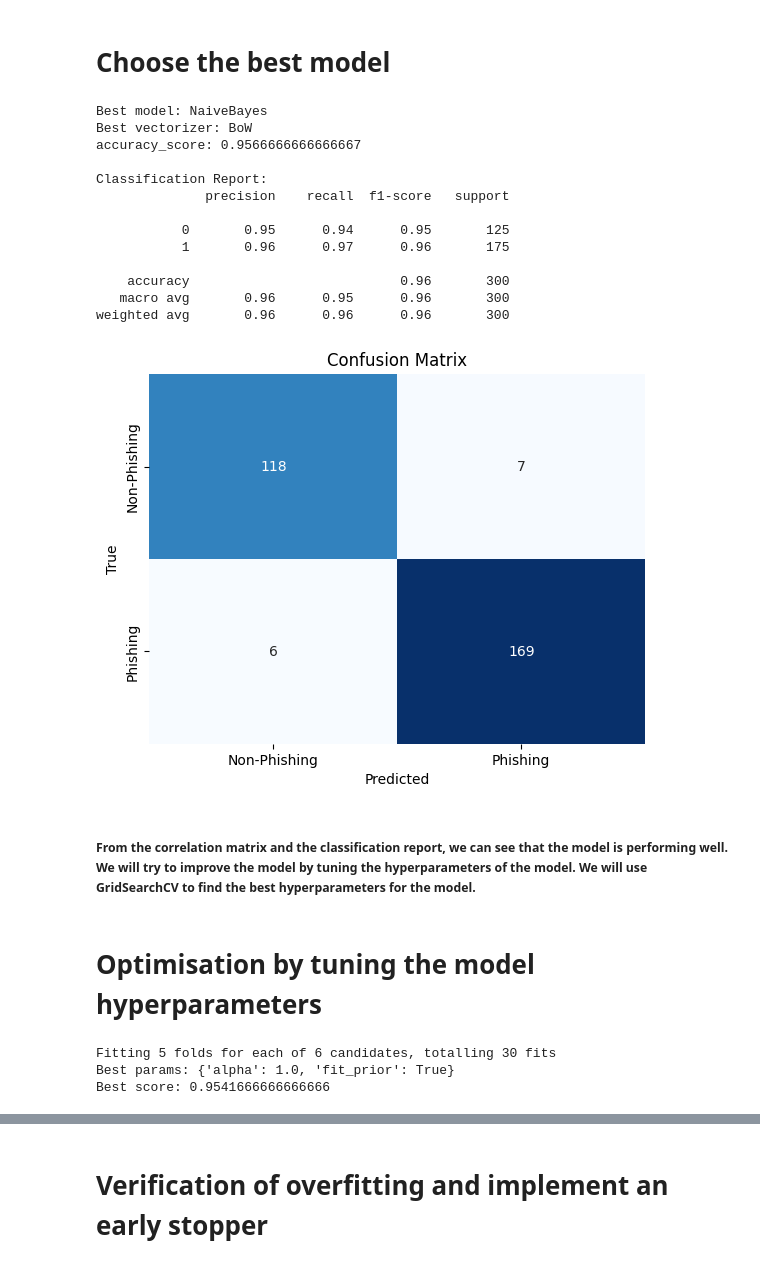
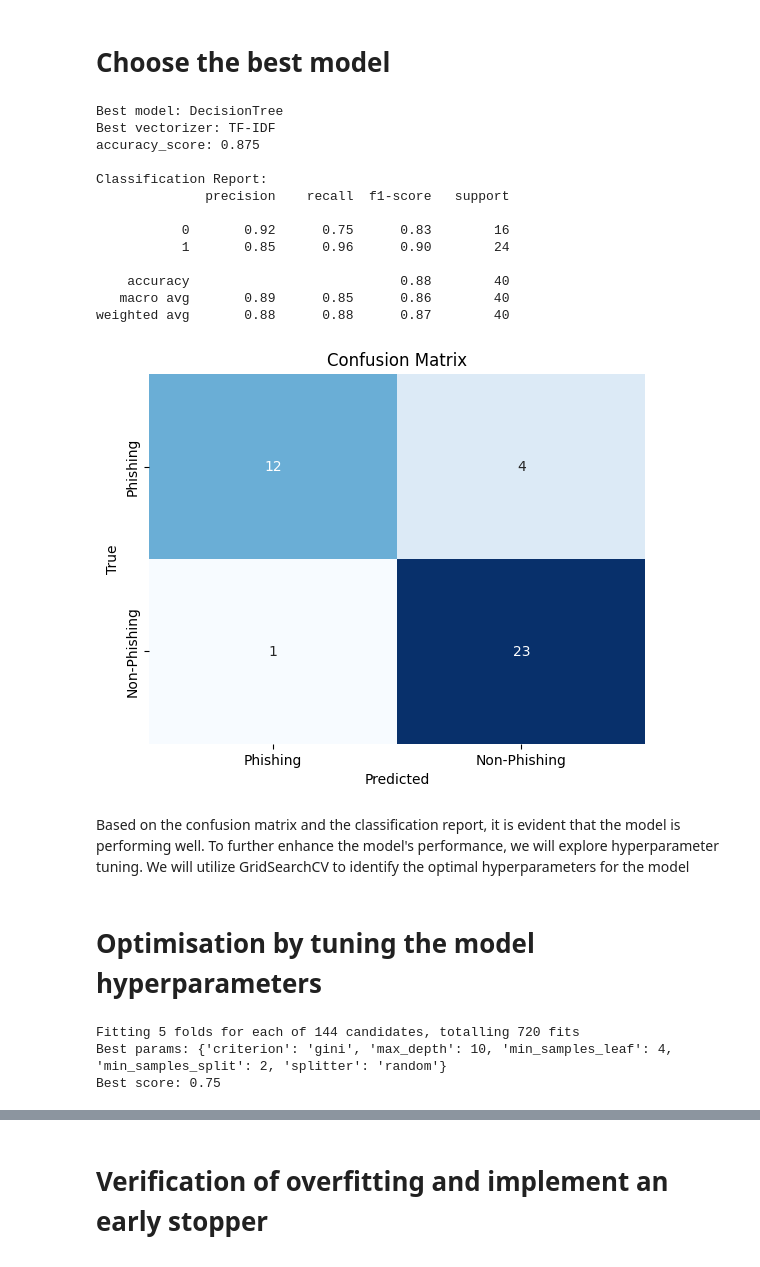
Before and after one commit to maxpline83/NLP_Phishing_Classification, a Jupyter notebook: 2_basic_model.ipynb, the cells around one changed output, grey strips where cells are left out. Saved outputs shown, nothing was run; the diff lists cells and outputs as text; code cells hidden in the pictures.

```diff
--- a/2_basic_model.ipynb
+++ b/2_basic_model.ipynb
@@ -22,7 +22,7 @@ data.drop("Unnamed: 0", axis=1, inplace=True)
 # %% [markdown]
 # Preprocess text
 # %%
-sample_size = 1500
+sample_size = 200
 label_encoder = LabelEncoder()
 
 X = data['Email Text'].iloc[:sample_size].apply(preprocess_text)
@@ -77,51 +77,54 @@ for model_name, model_data in models.items():
             ('Vectorize', vectorizer),
             ('Model', model)
         ])
 
         pipeline.fit(X_train, y_train)
 
         if pipeline.score(X_test, y_test) > best_score:
             best_score = pipeline.score(X_test, y_test)
             best_model = model_name
             best_vectorizer = vectorizer_name
             best_pipeline = pipeline
 
 print(f'Best model: {best_model}')
 print(f'Best vectorizer: {best_vectorizer}')
 
 best_pipeline.fit(X_train, y_train)
 
 print(f'accuracy_score: {accuracy_score(y_test, best_pipeline.predict(X_test))}\n')
 print(f'Classification Report:\n{classification_report(y_test, best_pipeline.predict(X_test))}')
-sns.heatmap(confusion_matrix(y_test, best_pipeline.predict(X_test)), annot=True, fmt="d", cmap="Blues", cbar=False, xticklabels=["Non-Phishing", "Phishing"], yticklabels=["Non-Phishing", "Phishing"])
+sns.heatmap(confusion_matrix(y_test, best_pipeline.predict(X_test)), annot=True, fmt="d", cmap="Blues", cbar=False, xticklabels=["Phishing","Non-Phishing"], yticklabels=["Phishing","Non-Phishing"])
 
 plt.xlabel('Predicted')
 plt.ylabel('True')
 plt.title('Confusion Matrix')
 plt.show()
 # %% [output]
-Best model: NaiveBayes
-Best vectorizer: BoW
-accuracy_score: 0.9566666666666667
+Best model: DecisionTree
+Best vectorizer: TF-IDF
+accuracy_score: 0.875
 
 Classification Report:
               precision    recall  f1-score   support
 
-           0       0.95      0.94      0.95       125
-           1       0.96      0.97      0.96       175
+           0       0.92      0.75      0.83        16
+           1       0.85      0.96      0.90        24
 
-    accuracy                           0.96       300
-   macro avg       0.96      0.95      0.96       300
-weighted avg       0.96      0.96      0.96       300
+    accuracy                           0.88        40
+   macro avg       0.89      0.85      0.86        40
+weighted avg       0.88      0.88      0.87        40
-[figure, old version]
+[figure, new version]
 # %% [markdown]
-##### From the correlation matrix and the classification report, we can see that the model is performing well. We will try to improve the model by tuning the hyperparameters of the model. We will use GridSearchCV to find the best hyperparameters for the model.
+Based on the confusion matrix and the classification report, it is evident that the model is performing well. To further enhance the model's performance, we will explore hyperparameter tuning. We will utilize GridSearchCV to identify the optimal hyperparameters for the model
 # %% [markdown]
 # Optimisation by tuning the model hyperparameters
 # %%
 param_grid = {
-    'alpha': [0.1, 0.5, 1.0],
-    'fit_prior': [True, False],
+    'criterion': ['gini', 'entropy'],
+    'splitter': ['best', 'random'],
+    'max_depth': [None, 10, 20, 30],
+    'min_samples_split': [2, 5, 10],
+    'min_samples_leaf': [1, 2, 4],
 }
 
 best_vectorizer_ = vectorizers[best_vectorizer]['vectorizer']
@@ -138,9 +141,9 @@ best_score_GRCV = grid_search.best_score_
 
 print(f'Best params: {best_params_GRCV} \nBest score: {best_score_GRCV}')
 # %% [output]
-Fitting 5 folds for each of 6 candidates, totalling 30 fits
-Best params: {'alpha': 1.0, 'fit_prior': True}
-Best score: 0.9541666666666666
+Fitting 5 folds for each of 144 candidates, totalling 720 fits
+Best params: {'criterion': 'gini', 'max_depth': 10, 'min_samples_leaf': 4, 'min_samples_split': 2, 'splitter': 'random'}
+Best score: 0.75
 # %%
 pipeline_best_hyperparameter = Pipeline([
     ('Vectorize', best_vectorizer_),
```
Also changed, not shown: parts of 4 cells of this notebook, 5 other files.
